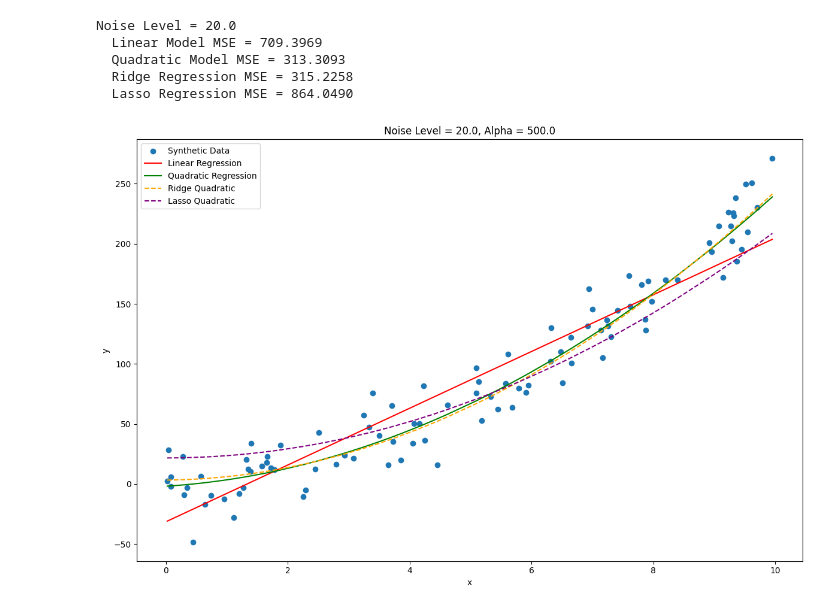
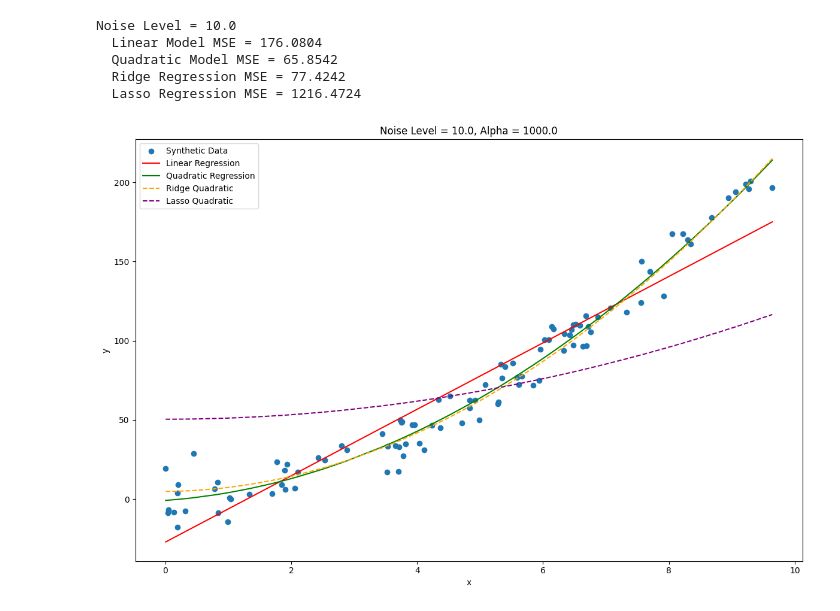
Before and after one commit to matthew11xf/MATH4194, a Jupyter notebook: MATH4194Project1.ipynb, the cells around one changed output. Saved outputs shown, nothing was run; the diff lists cells and outputs as text; code cells hidden in the pictures.

```diff
--- a/MATH4194Project1.ipynb
+++ b/MATH4194Project1.ipynb
@@ -167,10 +184,12 @@ Noise Level = 20.0
 # Task 2: Polynomial Regression and Regularization
 # This section uses a large alpha for the Ridge and Lasso models
 
+from sklearn.linear_model import Ridge, Lasso
+
 # For this task, we'll only use one noise level
-noise = 20.0
+noise = 10.0
 # And, we'll only use one large alpha value
-large_alpha = 500.0
+large_alpha = 1000.0
 
 # Initialize plot
 pp.figure(figsize=(12, 8))
@@ -222,39 +241,39 @@ mse_ridge = mean_squared_error(y_test, y_pred_ridge)
 # Create a lasso model with a large alpha
 lasso_model = make_pipeline(poly_features, Lasso(alpha=large_alpha))
 # Fit the lasso model
 lasso_model.fit(X_train, y_train)
 
 # Calculate predicted y values
 y_pred_lasso = lasso_model.predict(X_test)
 # Calculate mean squared error
 mse_lasso = mean_squared_error(y_test, y_pred_lasso)
 
 # Print results
 print(f"Noise Level = {noise}")
 print(f"  Linear Model MSE = {mse_linear:.4f}")
 print(f"  Quadratic Model MSE = {mse_quadratic:.4f}")
 print(f"  Ridge Regression MSE = {mse_ridge:.4f}")
 print(f"  Lasso Regression MSE = {mse_lasso:.4f}\n")
 
 # Plot data and regression lines
 pp.scatter(X, y, label='Synthetic Data')
 pp.plot(X, linear_model.predict(X), color='red', label='Linear Regression')
 pp.plot(X, quadratic_model.predict(X), color='green', label='Quadratic Regression')
 pp.plot(X, ridge_model.predict(X), color='orange', linestyle='dashed', label='Ridge Quadratic')
 pp.plot(X, lasso_model.predict(X), color='purple', linestyle='dashed', label='Lasso Quadratic')
 pp.title(f"Noise Level = {noise}, Alpha = {large_alpha}")
 pp.xlabel('x')
 pp.ylabel('y')
 pp.legend()
 pp.tight_layout()
 pp.show()
 # %% [output]
-Noise Level = 20.0
-  Linear Model MSE = 709.3969
-  Quadratic Model MSE = 313.3093
-  Ridge Regression MSE = 315.2258
-  Lasso Regression MSE = 864.0490
+Noise Level = 10.0
+  Linear Model MSE = 176.0804
+  Quadratic Model MSE = 65.8542
+  Ridge Regression MSE = 77.4242
+  Lasso Regression MSE = 1216.4724
-[figure, old version]
+[figure, new version]
 # %% [markdown]
 **Task 2 Summary**
 
```
Also changed, not shown: parts of 10 cells of this notebook.
